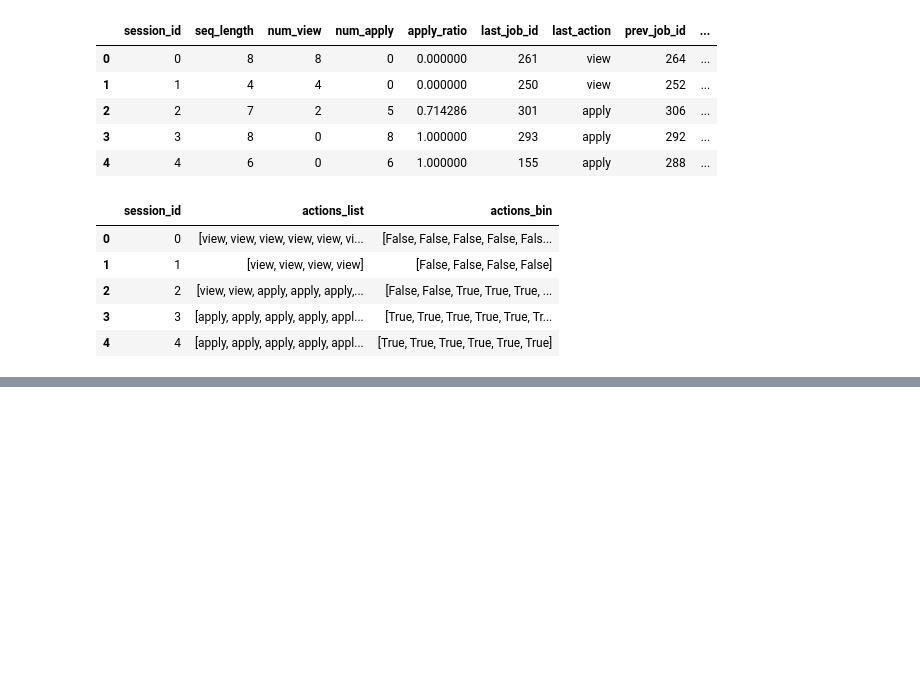
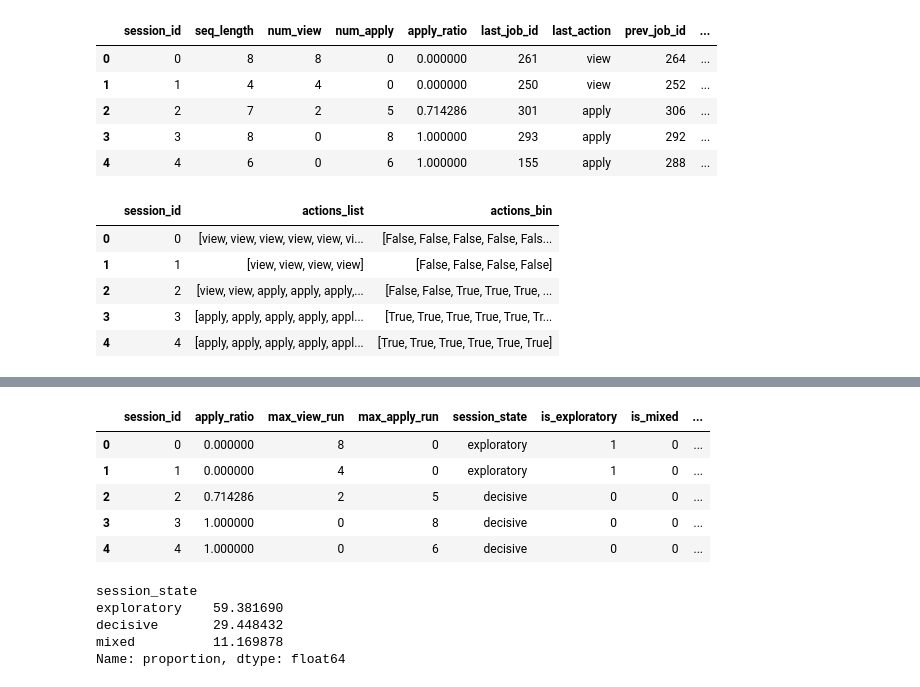
Before and after one commit to alecacerestel/Competition_G12_AML, a Jupyter notebook: notebooks/session_feature_engineering.ipynb, the cells around one changed output, grey strips where cells are left out. Drawn from its saved outputs; the diff is of its cells as text; code cells hidden in the pictures; blank space fills up the shorter version.

```diff
--- a/notebooks/session_feature_engineering.ipynb
+++ b/notebooks/session_feature_engineering.ipynb
@@ -380,0 +399,12 @@ x_train[["session_id", "actions_list", "actions_bin"]].head()
+# %%
+def tail_consecutive(actions, target):
+    """
+    Retorna quantos `target` consecutivos existem no FINAL da lista.
+    """
+    count = 0
+    for a in reversed(actions):
+        if a == target:
+            count += 1
+        else:
+            break
+    return count
@@ -380,0 +483,20 @@ x_train[["session_id", "actions_list", "actions_bin"]].head()
+# %%
+def assign_state_from_runs(apply_ratio, max_view_run, max_apply_run):
+    if apply_ratio <= 0.2 or max_view_run >= 4:
+        return "exploratory"
+    if apply_ratio >= 0.8 or max_apply_run >= 3:
+        return "decisive"
+    return "mixed"
+# %%
+states = []
+for _, row in x_train.iterrows():
+    st = assign_state_from_runs(row["apply_ratio"], row["max_view_run"], row["max_apply_run"])
+    states.append(st)
+x_train["session_state"] = states
+
+states_test = []
+for _, row in x_test.iterrows():
+    st = assign_state_from_runs(row["apply_ratio"], row["max_view_run"], row["max_apply_run"])
+    states_test.append(st)
+x_test["session_state"] = states_test
+x_train[["session_id","apply_ratio","max_view_run","max_apply_run","session_state"]].head()
@@ -380,0 +510,26 @@ x_train[["session_id", "actions_list", "actions_bin"]].head()
+# %%
+def add_one_hot_state(df):
+    df["is_exploratory"] = (df["session_state"] == "exploratory").astype("int8")
+    df["is_mixed"]       = (df["session_state"] == "mixed").astype("int8")
+    df["is_decisive"]    = (df["session_state"] == "decisive").astype("int8")
+    return df
+
+x_train = add_one_hot_state(x_train)
+x_test  = add_one_hot_state(x_test)
+
+x_train[["session_id","apply_ratio","max_view_run","max_apply_run","session_state","is_exploratory","is_mixed","is_decisive"]].head()
+# %% [output]
+|  | session_id | apply_ratio | max_view_run | max_apply_run | session_state | is_exploratory | is_mixed | ... |
+| 0 | 0 | 0.000000 | 8 | 0 | exploratory | 1 | 0 | ... |
+| 1 | 1 | 0.000000 | 4 | 0 | exploratory | 1 | 0 | ... |
+| 2 | 2 | 0.714286 | 2 | 5 | decisive | 0 | 0 | ... |
+| 3 | 3 | 1.000000 | 0 | 8 | decisive | 0 | 0 | ... |
+| 4 | 4 | 1.000000 | 0 | 6 | decisive | 0 | 0 | ... |
+# %%
+x_train["session_state"].value_counts(normalize=True) * 100
+# %% [output]
+session_state
+exploratory    59.381690
+decisive       29.448432
+mixed          11.169878
+Name: proportion, dtype: float64
```
Also changed, not shown: parts of 5 cells of this notebook, 1 other file.
